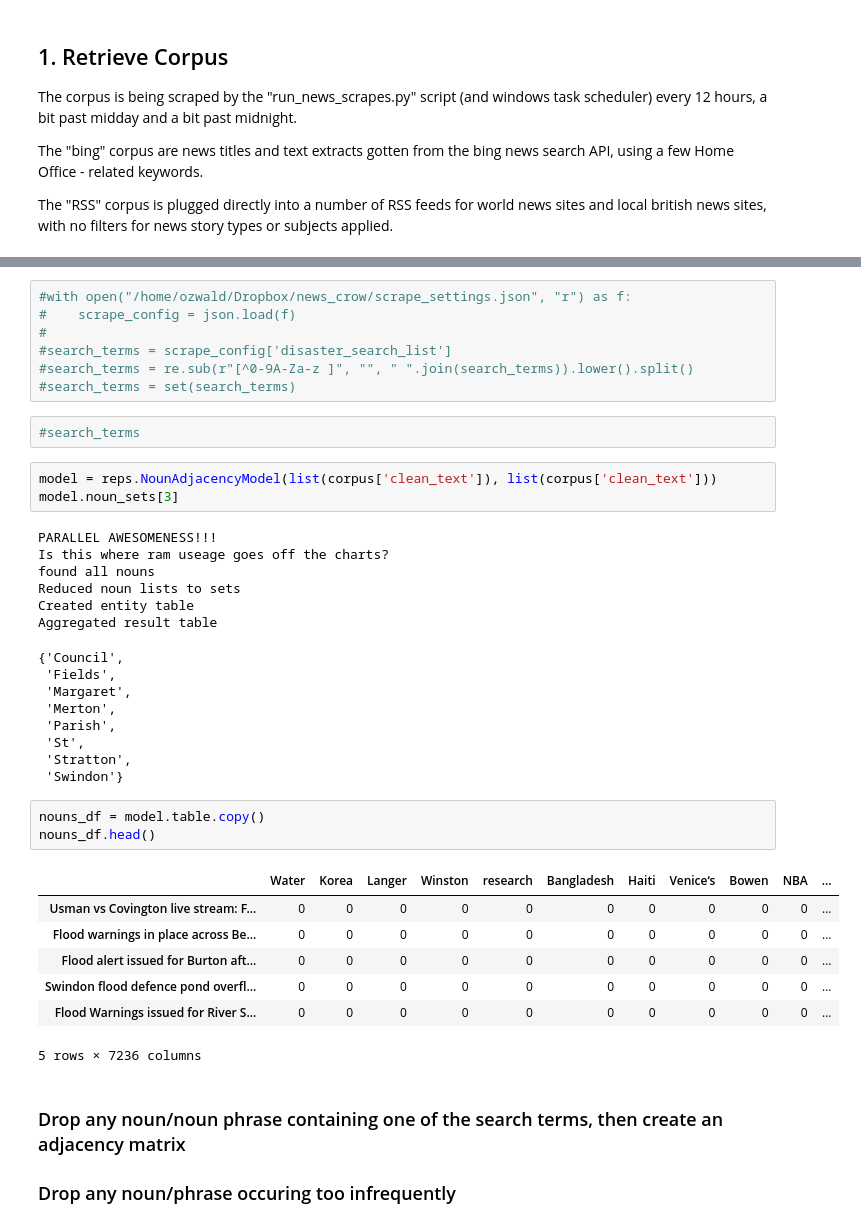
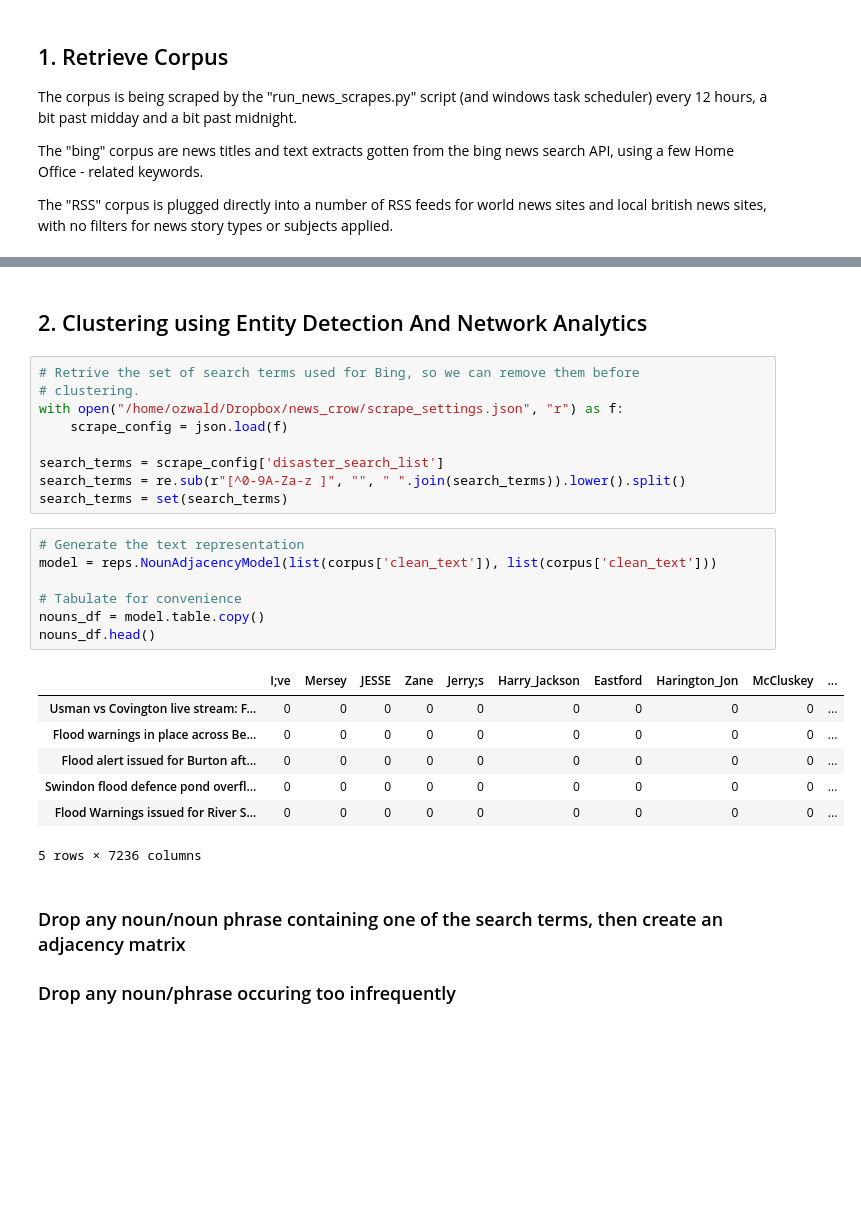
Before and after one commit to MartinChrisWood/news_crow, a Jupyter notebook: 01_topic_pipeline_network.ipynb, the cells around one changed output, grey strips where cells are left out. Saved outputs shown, nothing was run; the diff lists cells and outputs as text; blank space fills up the shorter version.

```diff
--- a/01_topic_pipeline_network.ipynb
+++ b/01_topic_pipeline_network.ipynb
@@ -79,41 +63,29 @@ This doesn't resolve very well for Bing, because there's a whole bunch of keywor
+# %% [markdown]
+## 2. Clustering using Entity Detection And Network Analytics
 # %%
-#with open("/home/ozwald/Dropbox/news_crow/scrape_settings.json", "r") as f:
-#    scrape_config = json.load(f)
-#
-#search_terms = scrape_config['disaster_search_list']
-#search_terms = re.sub(r"[^0-9A-Za-z ]", "", " ".join(search_terms)).lower().split()
-#search_terms = set(search_terms)
+# Retrive the set of search terms used for Bing, so we can remove them before
+# clustering.
+with open("/home/ozwald/Dropbox/news_crow/scrape_settings.json", "r") as f:
+    scrape_config = json.load(f)
+
+search_terms = scrape_config['disaster_search_list']
+search_terms = re.sub(r"[^0-9A-Za-z ]", "", " ".join(search_terms)).lower().split()
+search_terms = set(search_terms)
-# %%
-#search_terms
 # %%
+# Generate the text representation
 model = reps.NounAdjacencyModel(list(corpus['clean_text']), list(corpus['clean_text']))
-model.noun_sets[3]
+
+# Tabulate for convenience
+nouns_df = model.table.copy()
+nouns_df.head()
 # %% [output]
+|  | I;ve | Mersey | JESSE | Zane | Jerry;s | Harry_Jackson | Eastford | Harington_Jon | McCluskey | ... |
+| Usman vs Covington live stream: F... | 0 | 0 | 0 | 0 | 0 | 0 | 0 | 0 | 0 | ... |
+| Flood warnings in place across Be... | 0 | 0 | 0 | 0 | 0 | 0 | 0 | 0 | 0 | ... |
+| Flood alert issued for Burton aft... | 0 | 0 | 0 | 0 | 0 | 0 | 0 | 0 | 0 | ... |
+| Swindon flood defence pond overfl... | 0 | 0 | 0 | 0 | 0 | 0 | 0 | 0 | 0 | ... |
+| Flood Warnings issued for River S... | 0 | 0 | 0 | 0 | 0 | 0 | 0 | 0 | 0 | ... |
-PARALLEL AWESOMENESS!!!
-Is this where ram useage goes off the charts?
-found all nouns
-Reduced noun lists to sets
-Created entity table
-Aggregated result table
+5 rows × 7236 columns
-{'Council',
- 'Fields',
- 'Margaret',
- 'Merton',
- 'Parish',
- 'St',
- 'Stratton',
- 'Swindon'}
-# %%
-nouns_df = model.table.copy()
-nouns_df.head()
-# %% [output]
-|  | Water | Korea | Langer | Winston | research | Bangladesh | Haiti | Venice‘s | Bowen | NBA | ... |
-| Usman vs Covington live stream: F... | 0 | 0 | 0 | 0 | 0 | 0 | 0 | 0 | 0 | 0 | ... |
-| Flood warnings in place across Be... | 0 | 0 | 0 | 0 | 0 | 0 | 0 | 0 | 0 | 0 | ... |
-| Flood alert issued for Burton aft... | 0 | 0 | 0 | 0 | 0 | 0 | 0 | 0 | 0 | 0 | ... |
-| Swindon flood defence pond overfl... | 0 | 0 | 0 | 0 | 0 | 0 | 0 | 0 | 0 | 0 | ... |
-| Flood Warnings issued for River S... | 0 | 0 | 0 | 0 | 0 | 0 | 0 | 0 | 0 | 0 | ... |
-5 rows × 7236 columns
 # %% [markdown]
 ### Drop any noun/noun phrase containing one of the search terms, then create an adjacency matrix
 
```
Also changed, not shown: parts of 34 cells of this notebook, 2 other files.
